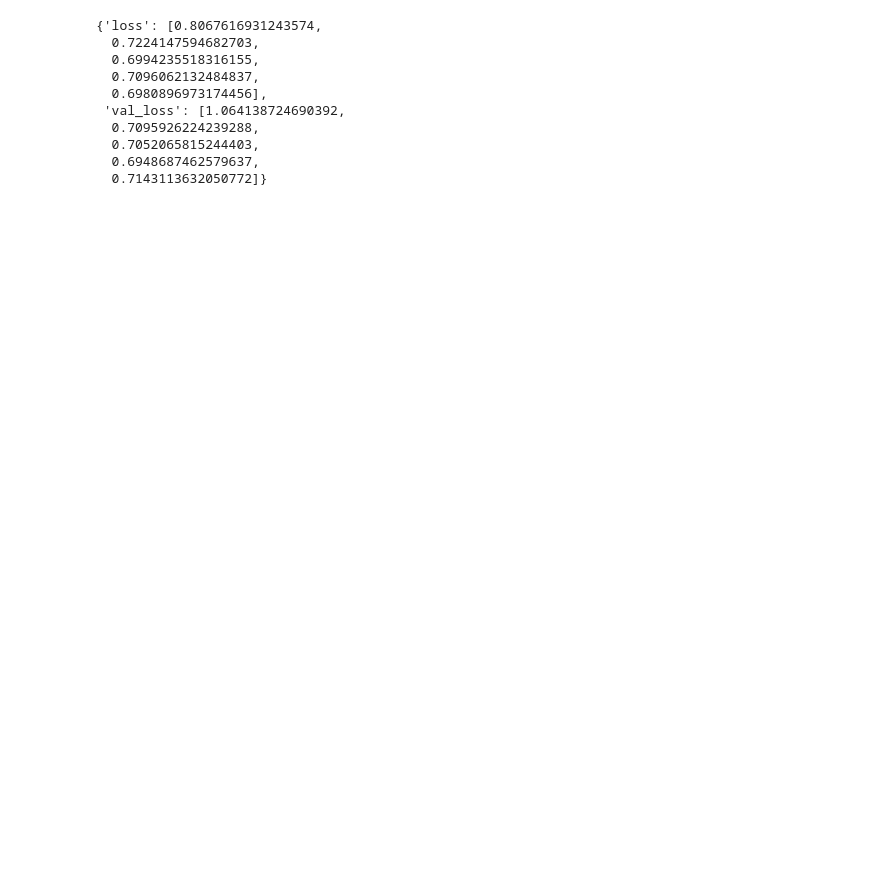
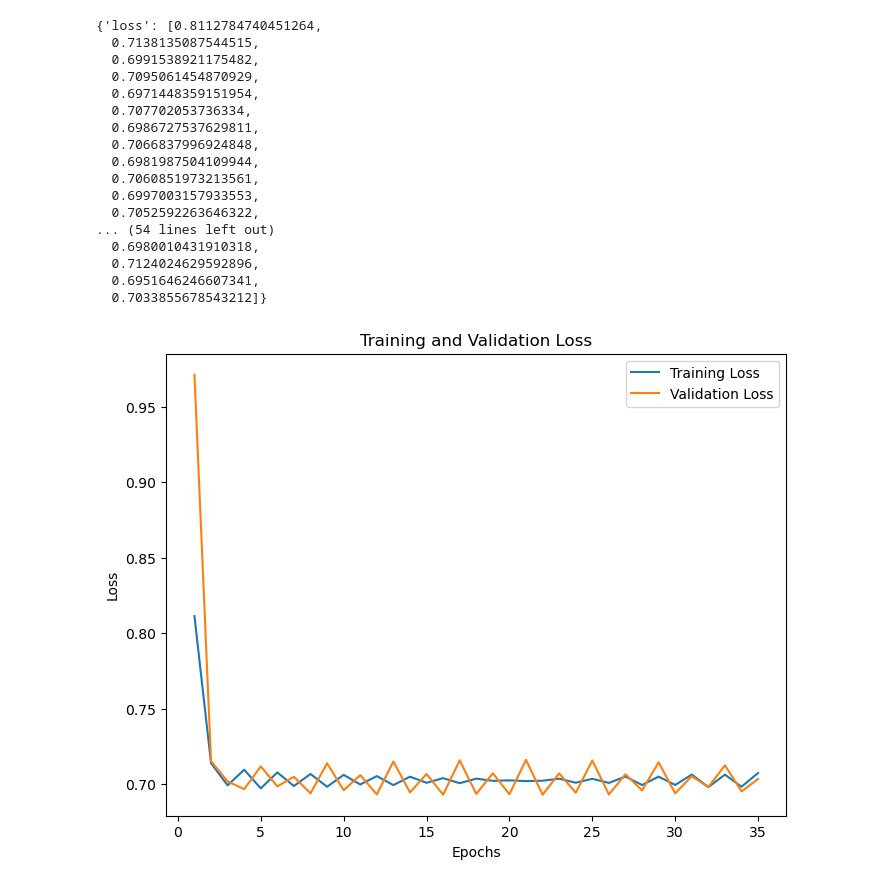
Before and after one commit to rohitkt10/fall_co-op_2023, a Jupyter notebook: experiments/deepbind_synthetic_dna_data.ipynb, the cells around one changed output. Cells and saved outputs as stored; diff of their text form; code cells hidden in the pictures; blank space fills up the shorter version.

Commit message:
Add plots

```diff
--- a/experiments/deepbind_synthetic_dna_data.ipynb
+++ b/experiments/deepbind_synthetic_dna_data.ipynb
@@ -39,0 +23,3 @@ Connecting to uc1babed41a49823841101268983.dl.dropboxusercontent.com (uc1babed41
+# %%
+device = torch.device("cuda" if torch.cuda.is_available() else "cpu")
+device
@@ -57,6 +45,6 @@ optimizer = torch.optim.Adam(model.parameters(), lr=learning_rate)
 trainer = Trainer(model, lossfn, optimizer)
 
 # fit model
-nepochs = 5
+nepochs = 35
 history = trainer.fit(loaders['train'], val_loader=loaders['valid'], nepochs=nepochs)
 # %% [output]
@@ -73,13 +68,43 @@ loss : 0.6981, val_loss : 0.7143
 # %%
 history
 # %% [output]
-{'loss': [0.8067616931243574,
-  0.7224147594682703,
-  0.6994235518316155,
-  0.7096062132484837,
-  0.6980896973174456],
- 'val_loss': [1.064138724690392,
-  0.7095926224239288,
-  0.7052065815244403,
-  0.6948687462579637,
-  0.7143113632050772]}
+{'loss': [0.8112784740451264,
+  0.7138135087544515,
+  0.6991538921175482,
+  0.7095061454870929,
+  0.6971448359151954,
+  0.707702053736334,
+  0.6986727537629811,
+  0.7066837996924848,
+  0.6981987504109944,
+  0.7060851973213561,
+  0.6997003157933553,
+  0.7052592263646322,
+... (54 lines left out)
+  0.6980010431910318,
+  0.7124024629592896,
+  0.6951646246607341,
+  0.7033855678543212]}
+# %%
+# Calculate AUROC for test predictions
+model.eval()
+test_scores = []
+test_labels = []
+with torch.no_grad():
+    for inputs, labels in loaders['test']:
+        inputs, labels = inputs.to(device), labels.to(device)
+        outputs = model(inputs)
+        test_scores.extend(outputs.cpu().squeeze().tolist())
+        test_labels.extend(labels.cpu().tolist())
+
+# Plot training/validation loss
+plt.figure(figsize=(8, 6))
+plt.plot(range(1, len(history['loss'])+1), history['loss'], label='Training Loss')
+plt.plot(range(1, len(history['val_loss'])+1), history['val_loss'], label='Validation Loss')
+plt.xlabel('Epochs')
+plt.ylabel('Loss')
+plt.title('Training and Validation Loss')
+plt.legend()
+plt.show()
+# %% [output]
+[figure, added]
```
Also changed, not shown: parts of 5 cells of this notebook.
